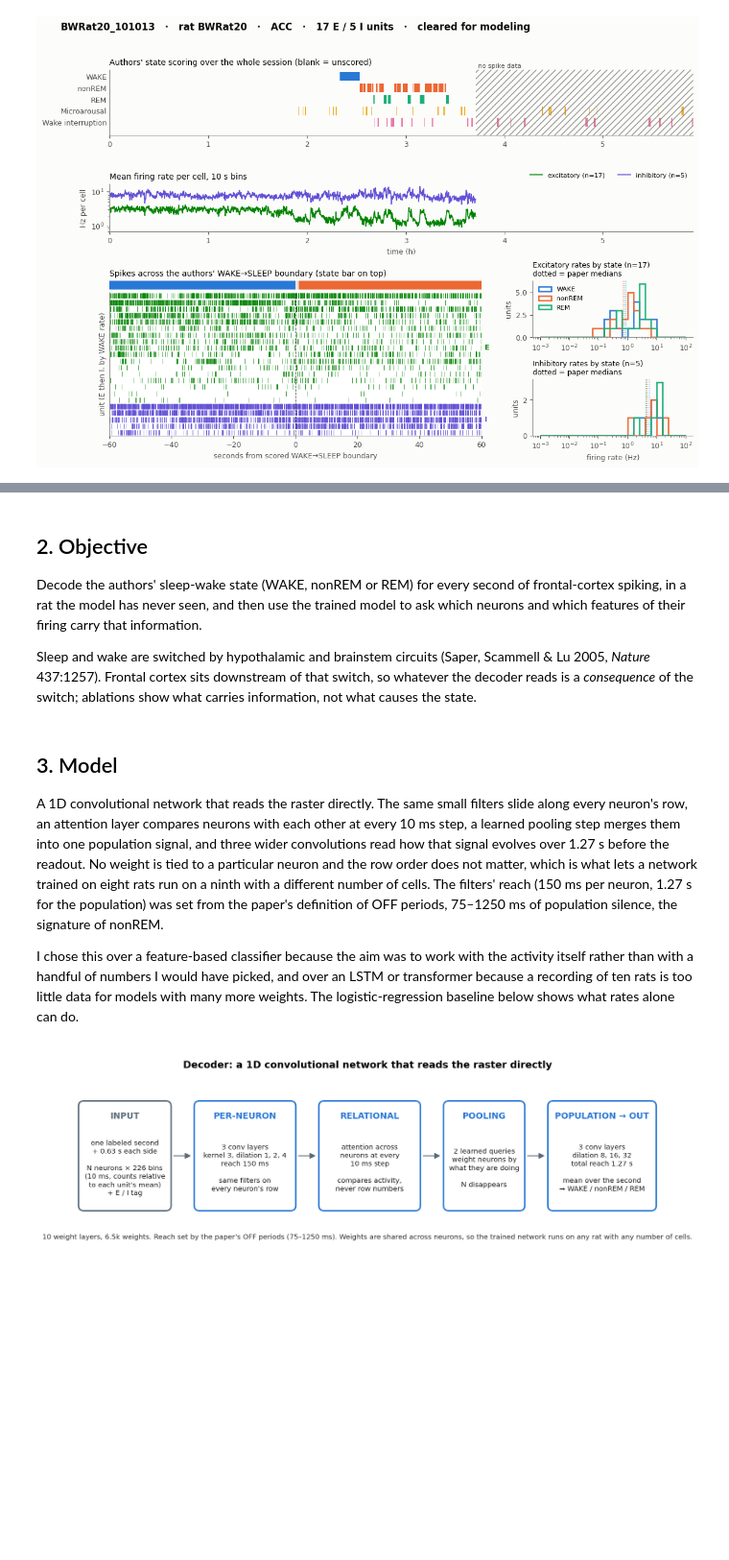
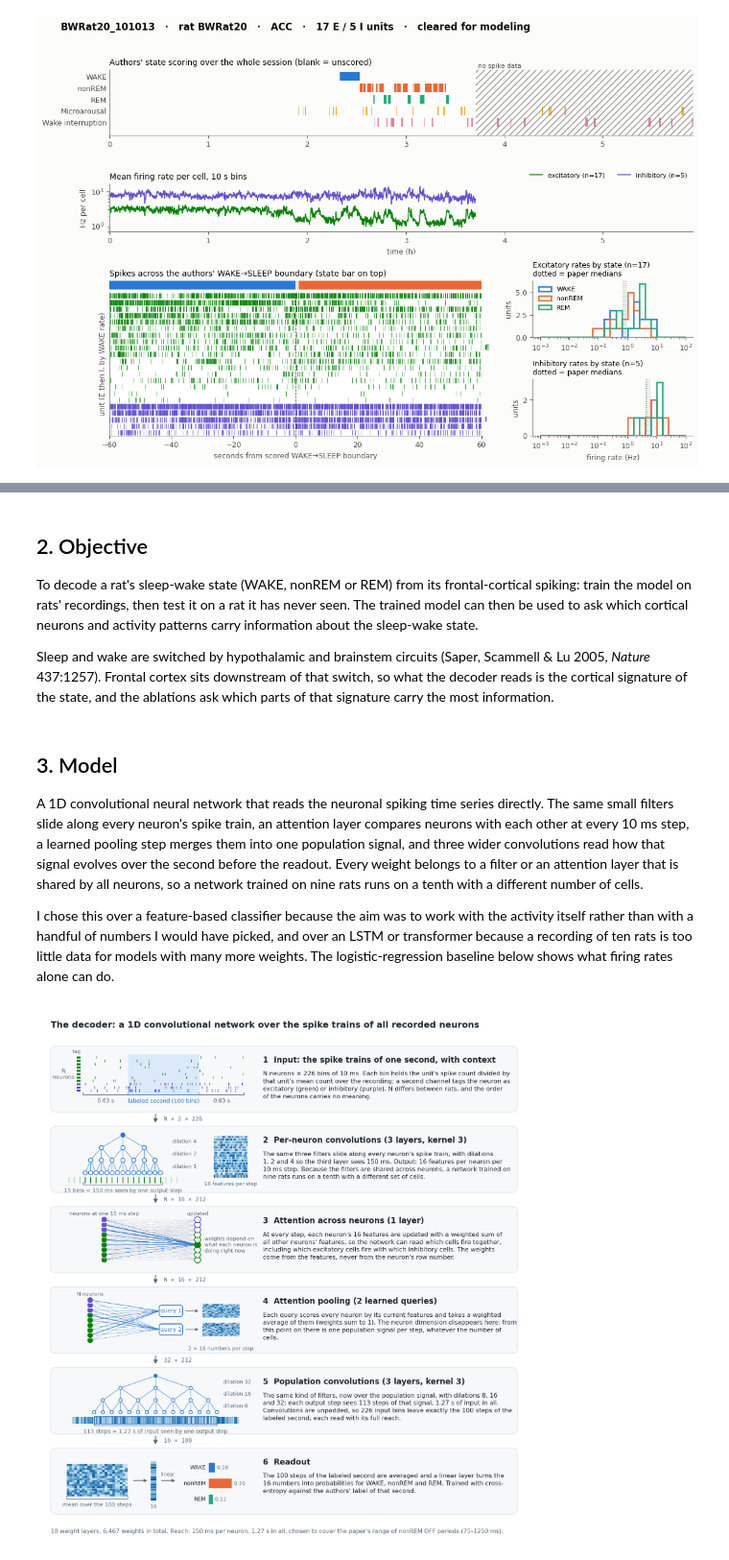
Before and after one commit to lucagandrud/PSYC40Final, a Jupyter notebook: notebooks/PSYC40Final.ipynb, the cells around one changed output, grey strips where cells are left out. Shown at 96% size. Cells and saved outputs as stored; diff of their text form; code cells hidden in the pictures; blank space fills up the shorter version.

Commit message:
Notebook rewrite: concise rubric-ordered text, new architecture figure, spelled-out cell types, dropped neuron-dropping and latency table
Co-Authored-By: Claude Fable 5.1 <noreply@anthropic.com>

```diff
--- a/notebooks/PSYC40Final.ipynb
+++ b/notebooks/PSYC40Final.ipynb
@@ -57,17 +63,17 @@ Sessions used (from the automatic QC table; minutes are the authors' scored time
 # %% [markdown]
 ## 2. Objective
 
-Decode the authors' sleep-wake state (WAKE, nonREM or REM) for every second of frontal-cortex spiking, in a rat the model has never seen, and then use the trained model to ask which neurons and which features of their firing carry that information.
+To decode a rat's sleep-wake state (WAKE, nonREM or REM) from its frontal-cortical spiking: train the model on rats' recordings, then test it on a rat it has never seen. The trained model can then be used to ask which cortical neurons and activity patterns carry information about the sleep-wake state.
 
-Sleep and wake are switched by hypothalamic and brainstem circuits (Saper, Scammell & Lu 2005, *Nature* 437:1257). Frontal cortex sits downstream of that switch, so whatever the decoder reads is a *consequence* of the switch; ablations show what carries information, not what causes the state.
+Sleep and wake are switched by hypothalamic and brainstem circuits (Saper, Scammell & Lu 2005, *Nature* 437:1257). Frontal cortex sits downstream of that switch, so what the decoder reads is the cortical signature of the state, and the ablations ask which parts of that signature carry the most information.
 # %% [markdown]
 ## 3. Model
 
-A 1D convolutional network that reads the raster directly. The same small filters slide along every neuron's row, an attention layer compares neurons with each other at every 10 ms step, a learned pooling step merges them into one population signal, and three wider convolutions read how that signal evolves over 1.27 s before the readout. No weight is tied to a particular neuron and the row order does not matter, which is what lets a network trained on eight rats run on a ninth with a different number of cells. The filters' reach (150 ms per neuron, 1.27 s for the population) was set from the paper's definition of OFF periods, 75–1250 ms of population silence, the signature of nonREM.
+A 1D convolutional neural network that reads the neuronal spiking time series directly. The same small filters slide along every neuron's spike train, an attention layer compares neurons with each other at every 10 ms step, a learned pooling step merges them into one population signal, and three wider convolutions read how that signal evolves over the second before the readout. Every weight belongs to a filter or an attention layer that is shared by all neurons, so a network trained on nine rats runs on a tenth with a different number of cells.
 
-I chose this over a feature-based classifier because the aim was to work with the activity itself rather than with a handful of numbers I would have picked, and over an LSTM or transformer because a recording of ten rats is too little data for models with many more weights. The logistic-regression baseline below shows what rates alone can do.
+I chose this over a feature-based classifier because the aim was to work with the activity itself rather than with a handful of numbers I would have picked, and over an LSTM or transformer because a recording of ten rats is too little data for models with many more weights. The logistic-regression baseline below shows what firing rates alone can do.
 # %%
-display(Image("../figures/architecture.png", width=1000))
+display(Image("../figures/architecture.png", width=950))
 # %% [output]
-[figure, old version]
+[figure, new version]
 # %% [markdown]
```
Also changed, not shown: parts of 19 cells of this notebook, 11 other files.
